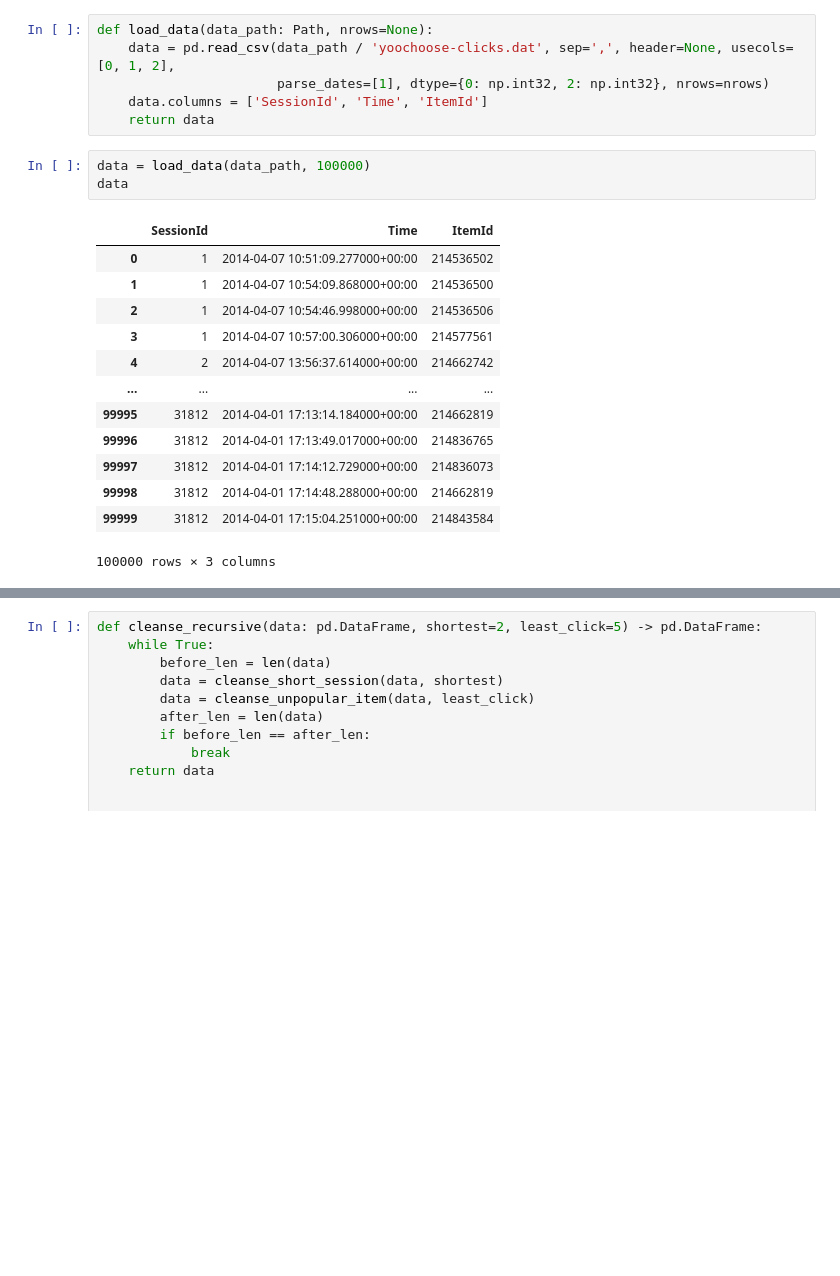
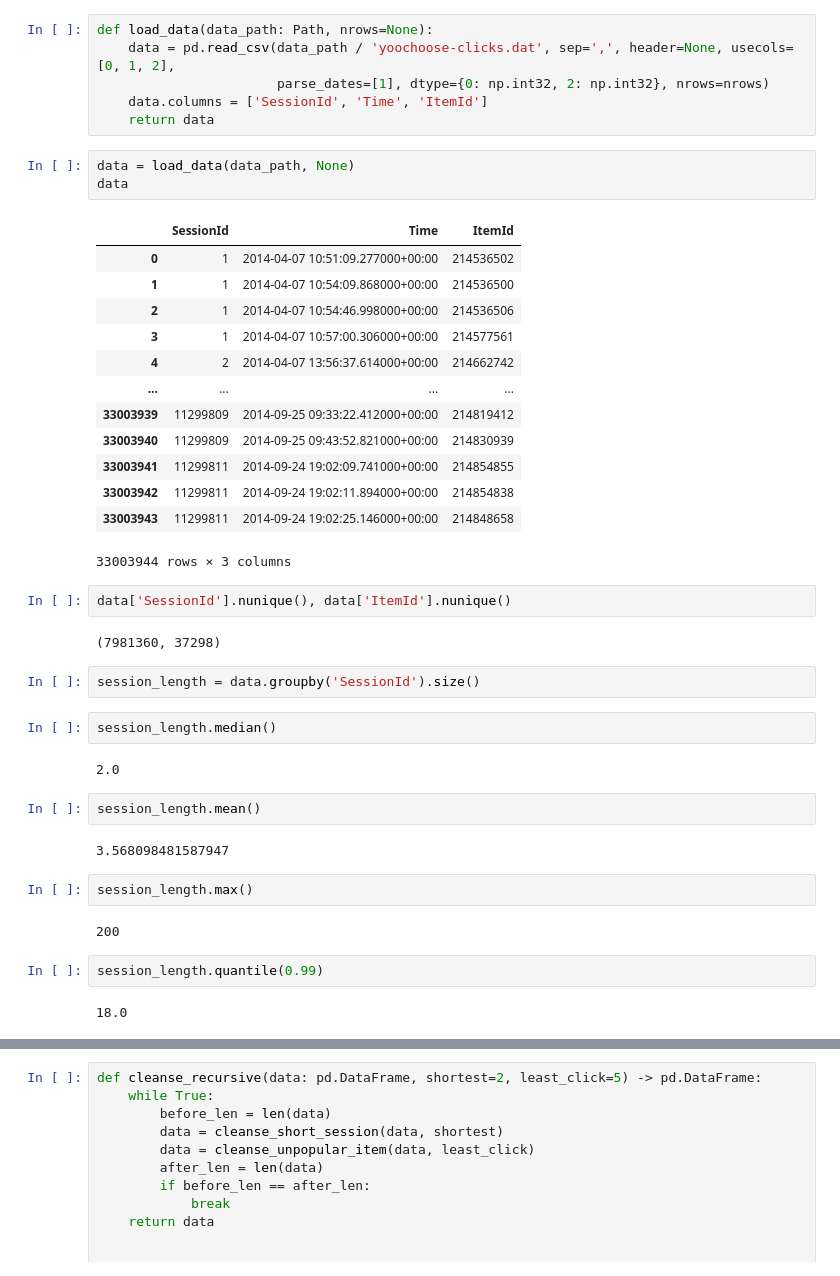
Before and after one commit to ZiminPark/SeqRec, a Jupyter notebook: 지금 이 상품을 클릭한 분들이 다음 상품도 클릭하고 있습니다.ipynb, the cells around one changed output, grey strips where cells are left out. Saved outputs shown, nothing was run; the diff lists cells and outputs as text; blank space fills up the shorter version.

```diff
--- a/지금 이 상품을 클릭한 분들이 다음 상품도 클릭하고 있습니다.ipynb
+++ b/지금 이 상품을 클릭한 분들이 다음 상품도 클릭하고 있습니다.ipynb
@@ -44,19 +44,41 @@ def load_data(data_path: Path, nrows=None):
     data.columns = ['SessionId', 'Time', 'ItemId']
     return data
 # %%
-data = load_data(data_path, 100000)
+data = load_data(data_path, None)
 data
 # %% [output]
 |  | SessionId | Time | ItemId |
 | 0 | 1 | 2014-04-07 10:51:09.277000+00:00 | 214536502 |
 | 1 | 1 | 2014-04-07 10:54:09.868000+00:00 | 214536500 |
 | 2 | 1 | 2014-04-07 10:54:46.998000+00:00 | 214536506 |
 | 3 | 1 | 2014-04-07 10:57:00.306000+00:00 | 214577561 |
 | 4 | 2 | 2014-04-07 13:56:37.614000+00:00 | 214662742 |
 | ... | ... | ... | ... |
-| 99995 | 31812 | 2014-04-01 17:13:14.184000+00:00 | 214662819 |
-| 99996 | 31812 | 2014-04-01 17:13:49.017000+00:00 | 214836765 |
-| 99997 | 31812 | 2014-04-01 17:14:12.729000+00:00 | 214836073 |
-| 99998 | 31812 | 2014-04-01 17:14:48.288000+00:00 | 214662819 |
-| 99999 | 31812 | 2014-04-01 17:15:04.251000+00:00 | 214843584 |
+| 33003939 | 11299809 | 2014-09-25 09:33:22.412000+00:00 | 214819412 |
+| 33003940 | 11299809 | 2014-09-25 09:43:52.821000+00:00 | 214830939 |
+| 33003941 | 11299811 | 2014-09-24 19:02:09.741000+00:00 | 214854855 |
+| 33003942 | 11299811 | 2014-09-24 19:02:11.894000+00:00 | 214854838 |
+| 33003943 | 11299811 | 2014-09-24 19:02:25.146000+00:00 | 214848658 |
-100000 rows × 3 columns
+33003944 rows × 3 columns
+# %%
+data['SessionId'].nunique(), data['ItemId'].nunique()
+# %% [output]
+(7981360, 37298)
+# %%
+session_length = data.groupby('SessionId').size()
+# %%
+session_length.median()
+# %% [output]
+2.0
+# %%
+session_length.mean()
+# %% [output]
+3.568098481587947
+# %%
+session_length.max()
+# %% [output]
+200
+# %%
+session_length.quantile(0.99)
+# %% [output]
+18.0
```
Also changed, not shown: parts of 21 cells of this notebook, 2 other files.
